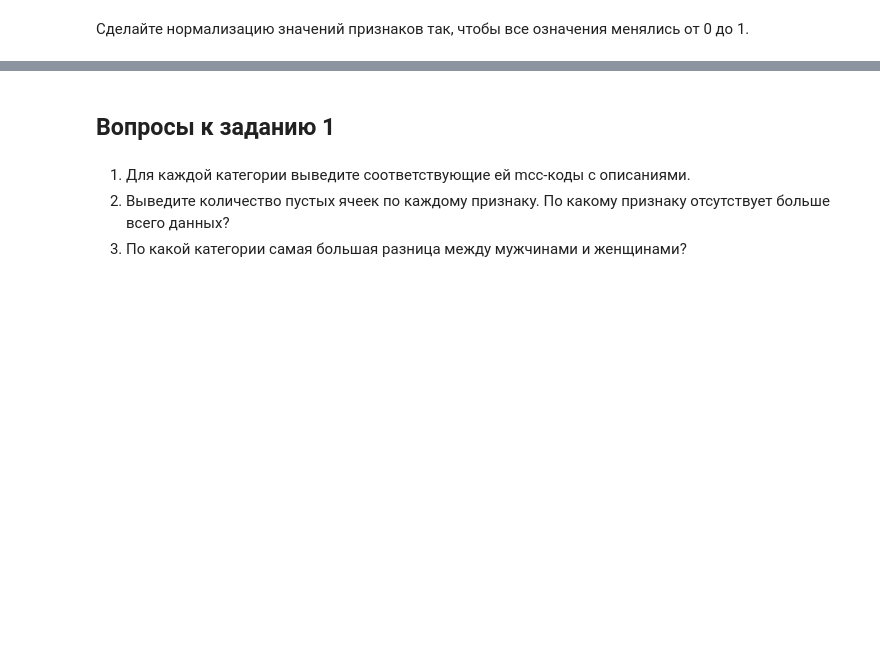
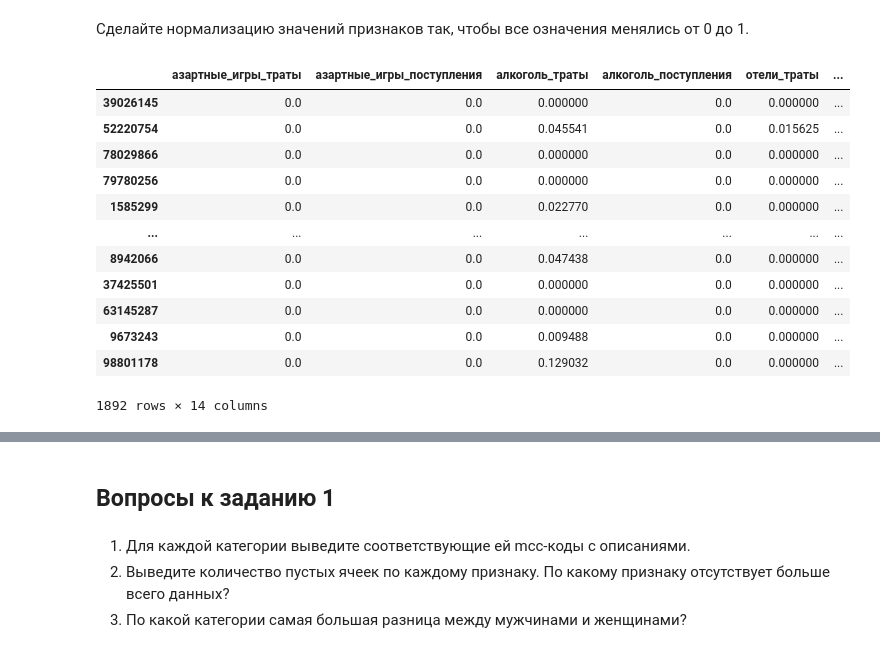
Before and after one commit to ZadneprovskiyNikolay/ml_labs, a Jupyter notebook: КР2_Заднепровский_Н_В_М33091.ipynb, the cells around one changed output, grey strips where cells are left out. Cells and saved outputs as stored; diff of their text form; code cells hidden in the pictures; blank space fills up the shorter version.

```diff
--- a/КР2_Заднепровский_Н_В_М33091.ipynb
+++ b/КР2_Заднепровский_Н_В_М33091.ipynb
@@ -31,6 +31,12 @@ v = 182049 # по умолчанию вписан мой номер
 Эти данные уже использовались в работе 2. Описание данных тут: https://drive.google.com/file/d/13sn8orjkoGfO1SVZYByXNmZQYFRfmOdp/view?usp=sharing
 
 Скачать данные отсюда: https://drive.google.com/drive/folders/1YAMe7MiTxA-RSSd8Ex2p-L0Dspe6Gs4L?usp=sharing
+# %%
+import pandas as pd
+
+transactions = pd.read_csv('./Data/transactions.csv', delimiter=',', nrows=1_000_000)
+tr_mcc_codes = pd.read_csv('./Data/tr_mcc_codes.csv', delimiter=';')
+gender_train = pd.read_csv('./Data/gender_train.csv', delimiter=',')
 # %% [markdown]
 ## Задание 1 (6 баллов)
 
@@ -71,0 +134,22 @@ else:
+# %%
+# PUT YOUR CODE HERE
+from sklearn import preprocessing
+
+min_max_scaler = preprocessing.MinMaxScaler()
+
+X = pd.DataFrame(min_max_scaler.fit_transform(X), index=X.index, columns=X.columns)
+X
+# %% [output]
+|  | азартные_игры_траты | азартные_игры_поступления | алкоголь_траты | алкоголь_поступления | отели_траты | ... |
+| 39026145 | 0.0 | 0.0 | 0.000000 | 0.0 | 0.000000 | ... |
+| 52220754 | 0.0 | 0.0 | 0.045541 | 0.0 | 0.015625 | ... |
+| 78029866 | 0.0 | 0.0 | 0.000000 | 0.0 | 0.000000 | ... |
+| 79780256 | 0.0 | 0.0 | 0.000000 | 0.0 | 0.000000 | ... |
+| 1585299 | 0.0 | 0.0 | 0.022770 | 0.0 | 0.000000 | ... |
+| ... | ... | ... | ... | ... | ... | ... |
+| 8942066 | 0.0 | 0.0 | 0.047438 | 0.0 | 0.000000 | ... |
+| 37425501 | 0.0 | 0.0 | 0.000000 | 0.0 | 0.000000 | ... |
+| 63145287 | 0.0 | 0.0 | 0.000000 | 0.0 | 0.000000 | ... |
+| 9673243 | 0.0 | 0.0 | 0.009488 | 0.0 | 0.000000 | ... |
+| 98801178 | 0.0 | 0.0 | 0.129032 | 0.0 | 0.000000 | ... |
+1892 rows × 14 columns
```
Also changed, not shown: parts of 22 cells of this notebook.
